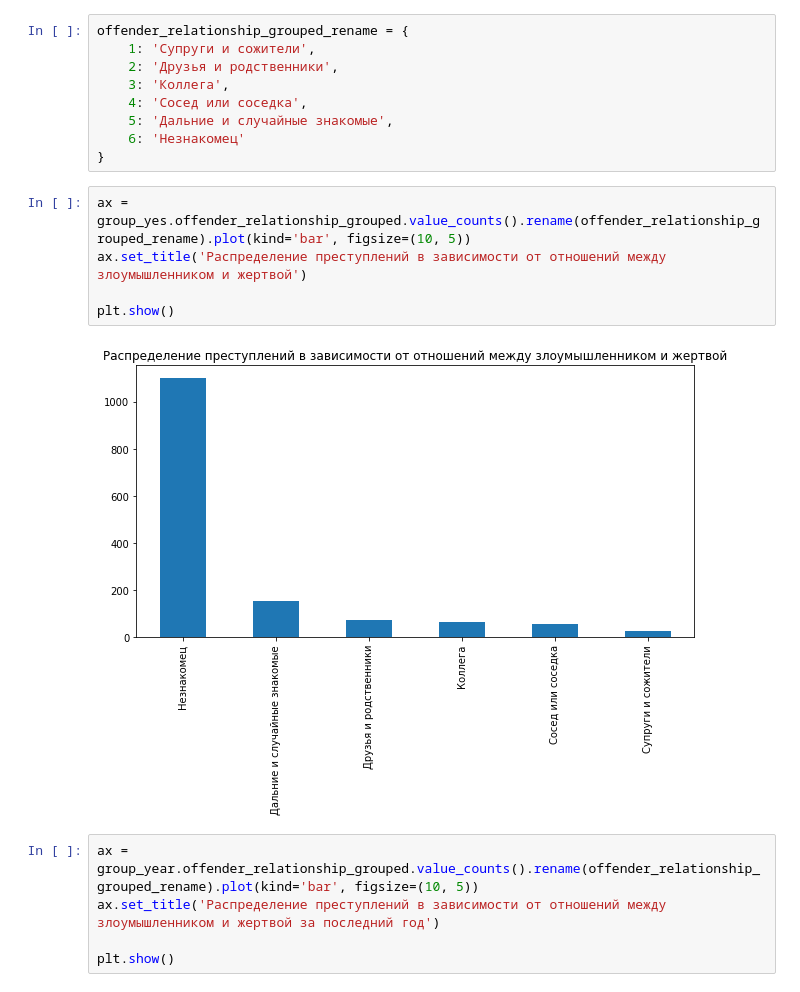
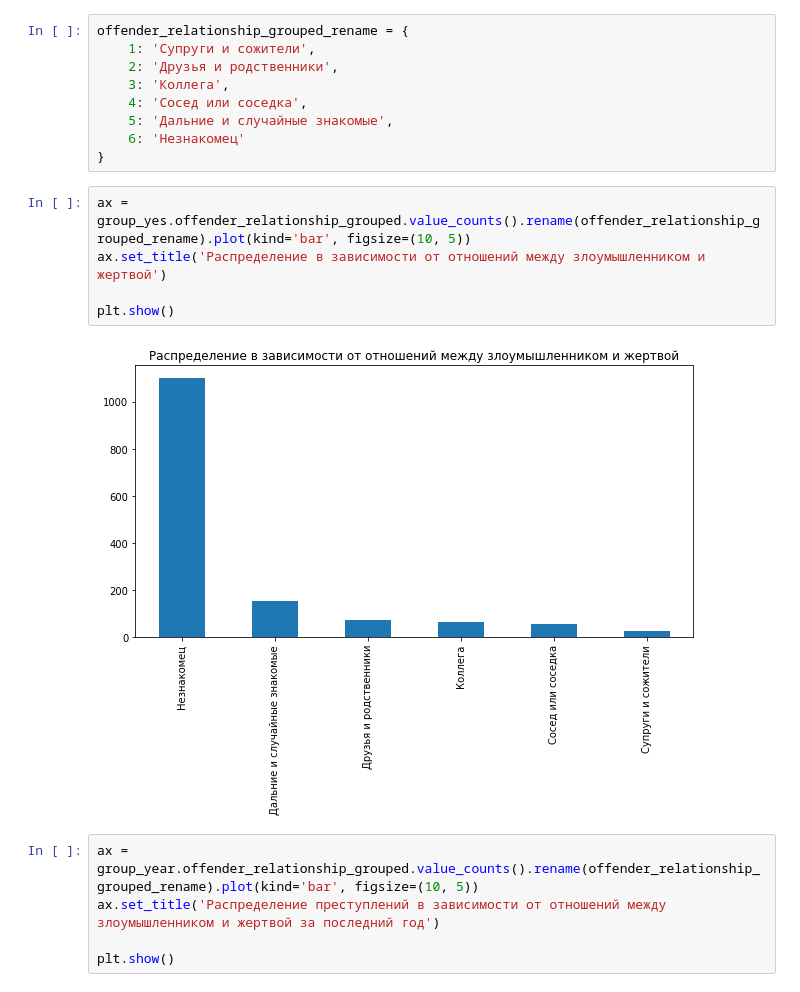
Before and after one commit to IavorskaiaMariia/pzad_2019, a Jupyter notebook: russian_crime/eda.ipynb, the cells around one changed output. Drawn from its saved outputs; the diff is of its cells as text.

```diff
--- a/russian_crime/eda.ipynb
+++ b/russian_crime/eda.ipynb
@@ -302,11 +309,11 @@ offender_relationship_grouped_rename = {
 }
 # %%
 ax = group_yes.offender_relationship_grouped.value_counts().rename(offender_relationship_grouped_rename).plot(kind='bar', figsize=(10, 5))
-ax.set_title('Распределение преступлений в зависимости от отношений между злоумышленником и жертвой')
+ax.set_title('Распределение в зависимости от отношений между злоумышленником и жертвой')
 
 plt.show()
 # %% [output]
-[figure, old version]
+[figure, new version]
 # %%
 ax = group_year.offender_relationship_grouped.value_counts().rename(offender_relationship_grouped_rename).plot(kind='bar', figsize=(10, 5))
 ax.set_title('Распределение преступлений в зависимости от отношений между злоумышленником и жертвой за последний год')
```
Also changed, not shown: parts of 24 cells of this notebook.
